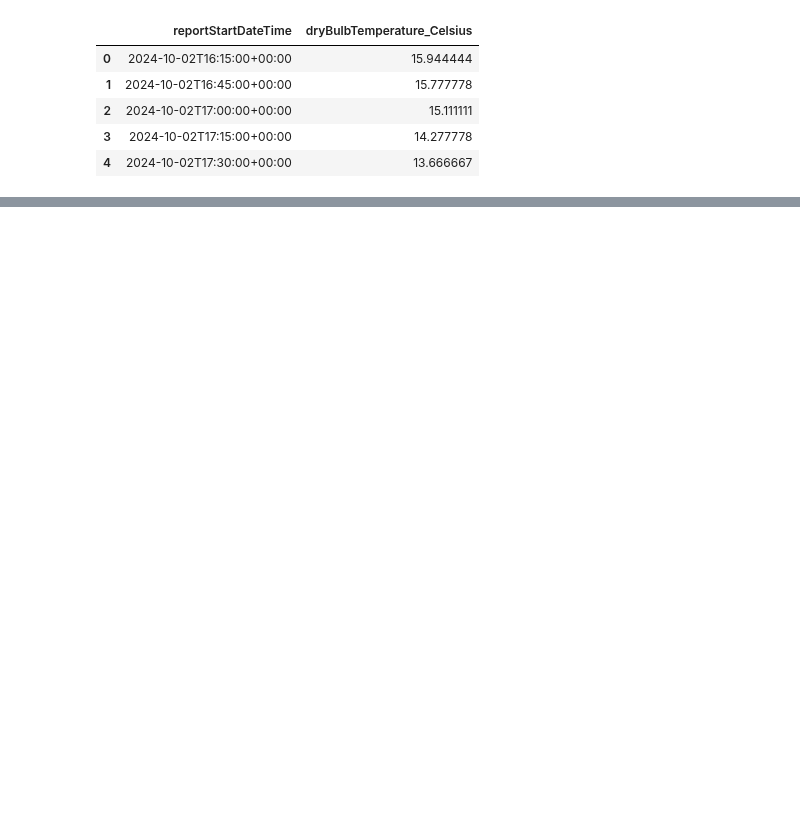
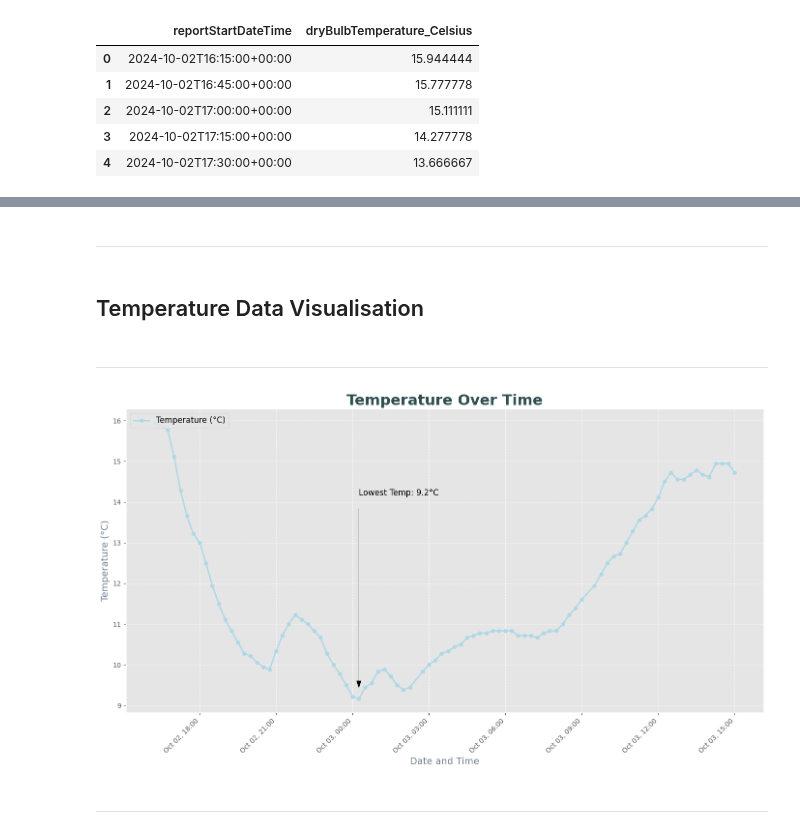
Before and after one commit to briannemcgrath/PFDA, a Jupyter notebook: assignments/assignment2-weather.ipynb, the cells around one changed output, grey strips where cells are left out. Cells and saved outputs as stored; diff of their text form; code cells hidden in the pictures; blank space fills up the shorter version.

Commit message:
Final Update
- formatting to display date and time on x-axis
- changed stylings of plot
- annotation added
- calculated min temp for annotation

```diff
--- a/assignments/assignment2-weather.ipynb
+++ b/assignments/assignment2-weather.ipynb
@@ -62,0 +60,8 @@ plt.show()
+# %%
+# converting 'reportStartDateTime' column to datetime format
+df['reportStartDateTime'] = pd.to_datetime(df['reportStartDateTime'])
+# %%
+# finding and printing the minimum temperature and its corresponding time
+min_temp = df['dryBulbTemperature_Celsius'].min()
+min_temp_time = df[df['dryBulbTemperature_Celsius'] == min_temp]['reportStartDateTime'].iloc[0]
+print(f"The lowest temperature was {min_temp:.1f}°C at {min_temp_time}")
@@ -62,0 +70,31 @@ plt.show()
+# %% [markdown]
+__________
+# %% [markdown]
+## Temperature Data Visualisation
+# %% [markdown]
+____________________
+# %%
+# plotting the temperate over time
+plt.style.use('ggplot')
+plt.figure(figsize=(14,8))
+plt.plot(df['reportStartDateTime'], df['dryBulbTemperature_Celsius'], color='lightblue', linestyle='-', marker='o', linewidth=2, markersize=5)
+plt.title('Temperature Over Time', fontsize=22, weight='bold', color='darkslategray')
+plt.xlabel('Date and Time', fontsize=14, color='slategray')
+plt.ylabel('Temperature (°C)', fontsize=14, color='slategray')
+plt.xticks(rotation=45, ha='right') #rotate for better readability
+plt.gca().xaxis.set_major_formatter(mdates.DateFormatter('%b %d, %H:%M')) #format to display date and time
+plt.grid(True, linestyle='--', alpha=0.7)
+plt.legend(['Temperature (°C)'], loc='upper left', fontsize=12)
+
+# annotate the lowest temperature with an arrow
+plt.annotate(f'Lowest Temp: {min_temp:.1f}°C',
+             xy=(min_temp_time, min_temp), xytext=(min_temp_time, min_temp + 5),
+             arrowprops=dict(facecolor='black', shrink=0.05, width=1, headwidth=8),
+             fontsize=12, color='black')
+
+plt.tight_layout() # prevent overlap
+plt.show()
+# %% [output]
+[figure, added]
+# %% [markdown]
+__________
```
Also changed, not shown: parts of 14 cells of this notebook.
